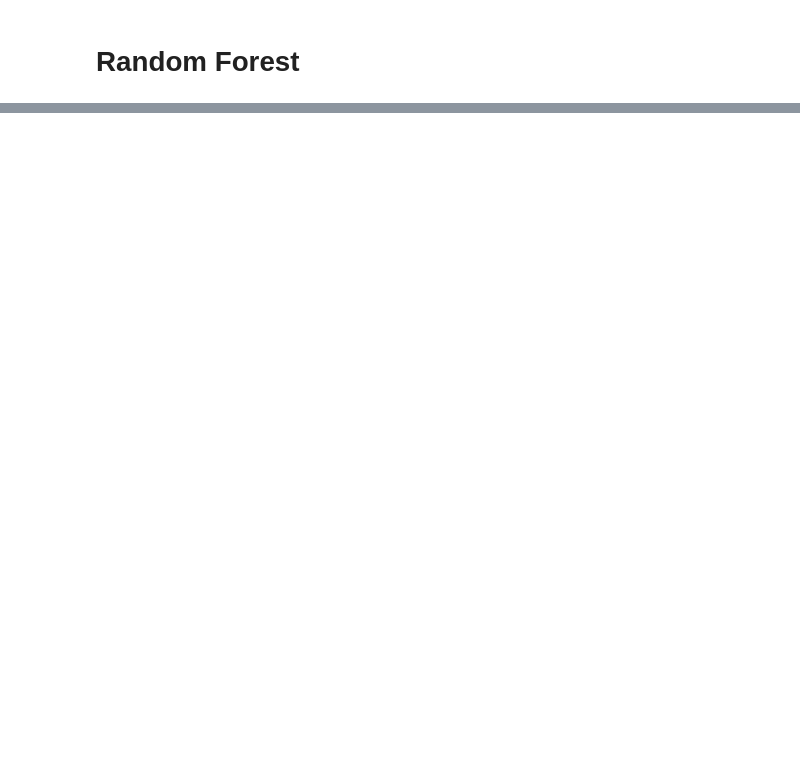
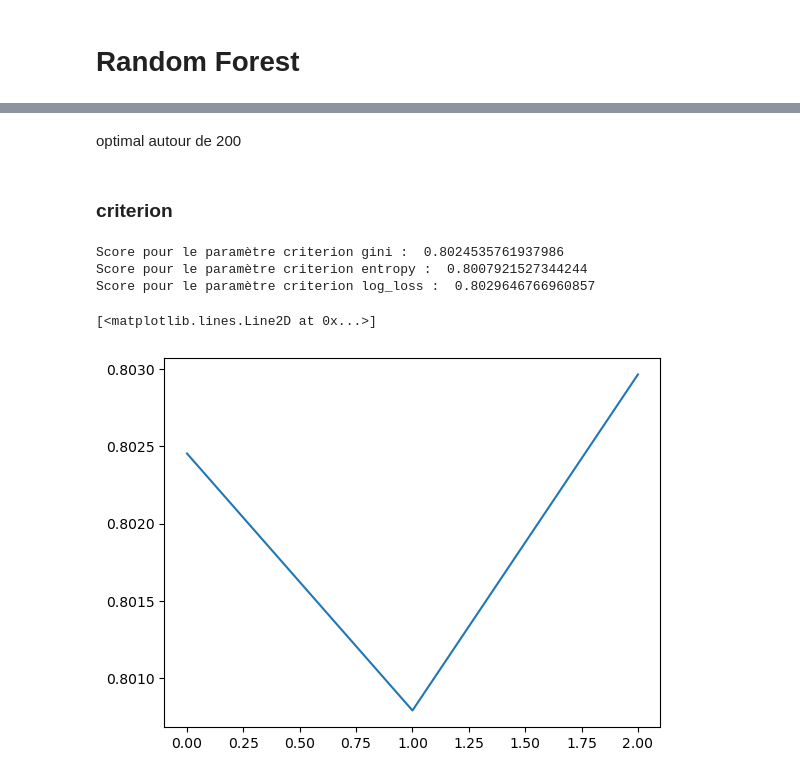
Before and after one commit to thomasclgnt/AS, a Jupyter notebook: RandomForest.ipynb, the cells around one changed output, grey strips where cells are left out. Cells and saved outputs as stored; diff of their text form; code cells hidden in the pictures; blank space fills up the shorter version.

```diff
--- a/RandomForest.ipynb
+++ b/RandomForest.ipynb
@@ -106,0 +93,18 @@ print(grid.best_params_)
+# %% [markdown]
+optimal autour de 200
+# %% [markdown]
+### criterion
+# %%
+val_score = []
+for c in ['gini', 'entropy', 'log_loss']:
+    score = cross_val_score(RandomForestClassifier(criterion=c), X_train, Y_train, cv=5).mean()
+    print("Score pour le paramètre criterion", c, ": ",score)
+    val_score.append(score)
+
+plt.plot(val_score)
+# %% [output]
+Score pour le paramètre criterion gini :  0.8024535761937986
+Score pour le paramètre criterion entropy :  0.8007921527344244
+Score pour le paramètre criterion log_loss :  0.8029646766960857
+[<matplotlib.lines.Line2D at 0x...>]
+[figure, added]
```
Also changed, not shown: parts of 59 cells of this notebook, 3 other files.
